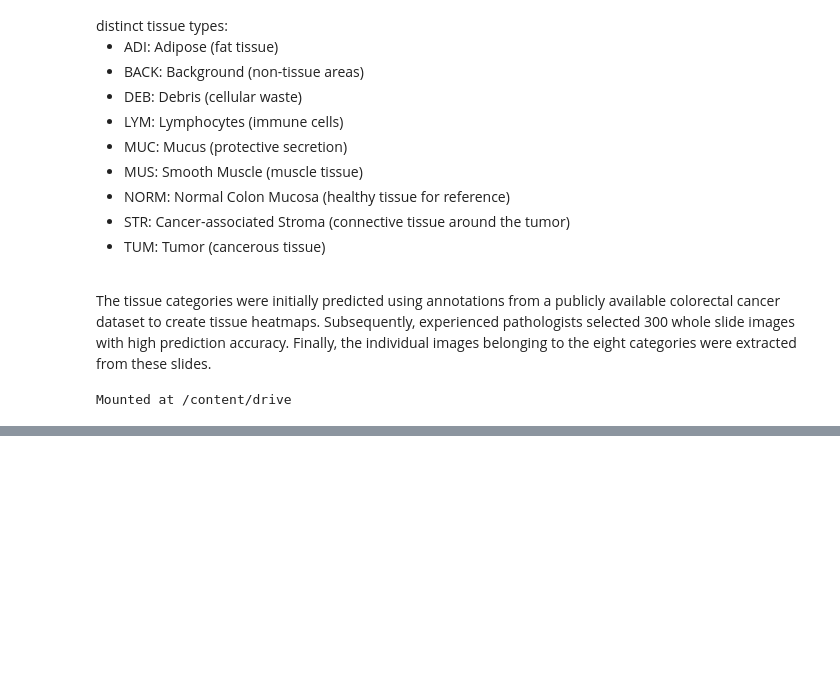
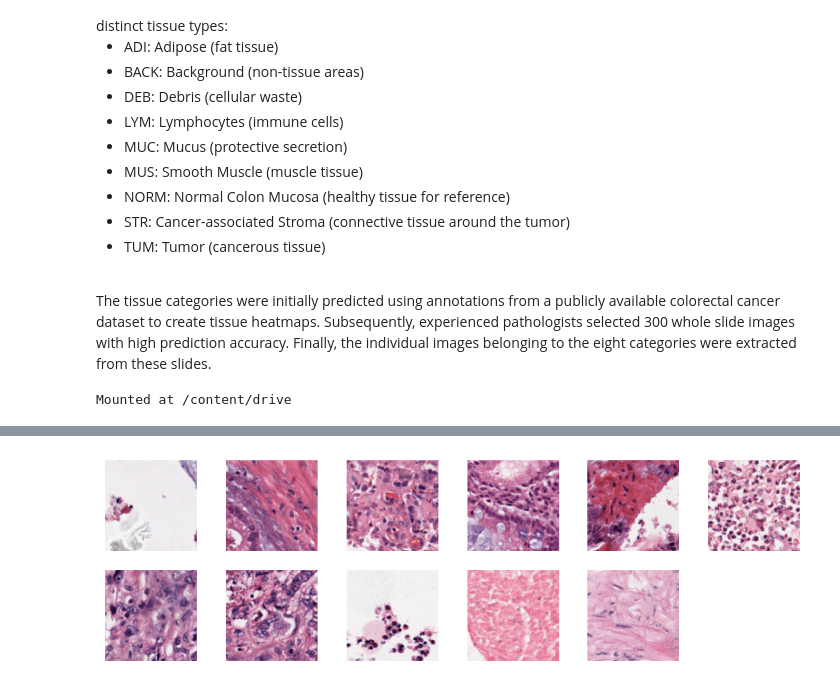
Before and after one commit to dbosmrt/Deep-Learning, a Jupyter notebook: CNN/Gastric_cancer_model.ipynb, the cells around one changed output, grey strips where cells are left out. Cells and saved outputs as stored; diff of their text form; code cells hidden in the pictures; blank space fills up the shorter version.

```diff
--- a/CNN/Gastric_cancer_model.ipynb
+++ b/CNN/Gastric_cancer_model.ipynb
@@ -37,0 +95,38 @@ dataset_url = ""
+# %%
+def background_filter(
+    image,
+    label,
+    sat_thresh = 0.15,
+    min_tissue_ratio = 0.40
+):
+
+  # Removes tiles with large background
+  image = tf.cast(image, tf.float32)/ 255.0
+  hsv = tf.image.rgb_to_hsv(image)
+  saturation = hsv[..., 1]
+
+  tissue_mask = saturation > sat_thresh
+  tissue_ratio = tf.reduce_mean(tf.cast(tissue_mask, tf.float32))
+
+  return tissue_ratio >= min_tissue_ratio
+# %%
+# Applying the filter
+train_ds = train_ds.filter(
+    lambda img, lbl: background_filter(img, lbl)
+)
+
+test_ds = test_ds.filter(
+    lambda img, lbl: background_filter(img, lbl)
+)
+# %%
+plt.figure(figsize=(10, 6))
+
+for images, labels in train_ds.take(1):
+    for i in range(11):
+        ax = plt.subplot(4, 6, i + 1)
+        plt.imshow(tf.cast(images[i], tf.uint8))
+        plt.axis("off")
+
+plt.show()
+# %% [output]
+[figure, added]
```
Also changed, not shown: parts of 7 cells of this notebook.
